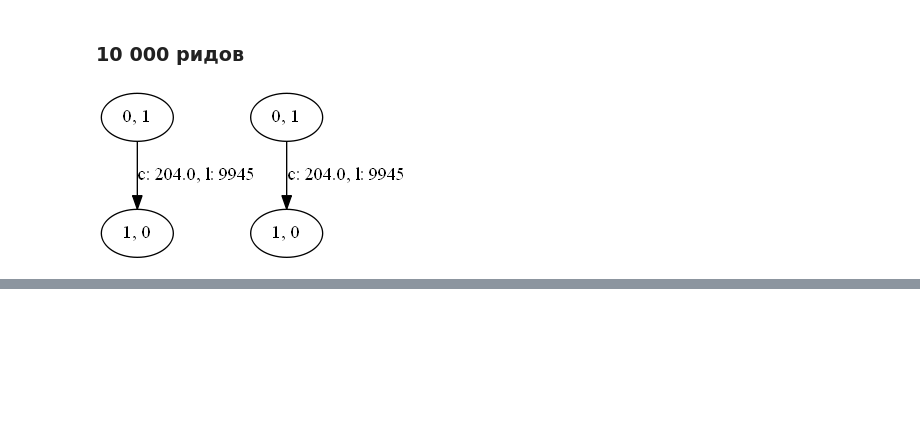
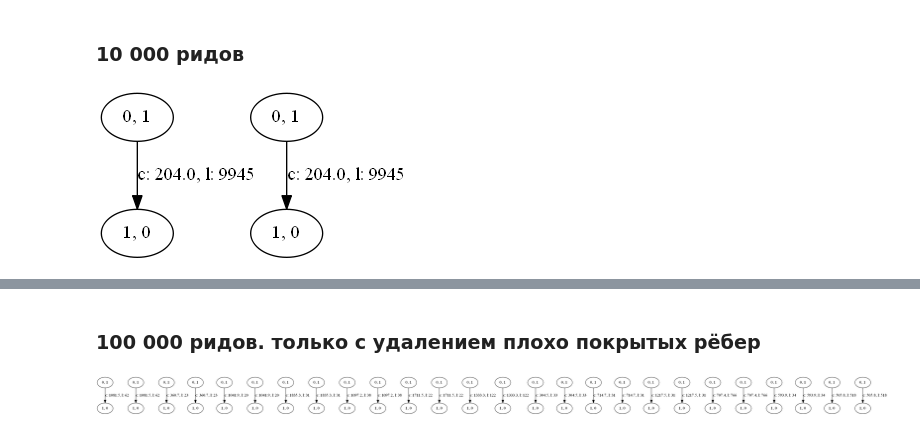
Before and after one commit to vkpankov/bioinfassembler, a Jupyter notebook: VisTests.ipynb, the cells around one changed output, grey strips where cells are left out. Drawn from its saved outputs; the diff is of its cells as text; code cells hidden in the pictures; blank space fills up the shorter version.

```diff
--- a/VisTests.ipynb
+++ b/VisTests.ipynb
@@ -46,0 +61,7 @@ Visualize(genomeAssembler)
+# %% [markdown]
+### 100 000 ридов. только с удалением плохо покрытых рёбер
+# %%
+genomeAssembler = GenomeAssembler("TestData/s_6.first100000.fastq", "output_100000.fasta", k = 55, removeSmallEndingEdges=False, removeLowCoveredEdges=True, minAverageCoverage=300, minEdgeLength=20)
+Visualize(genomeAssembler)
+# %% [output]
+[figure, added]
```
Also changed, not shown: parts of 6 cells of this notebook.
